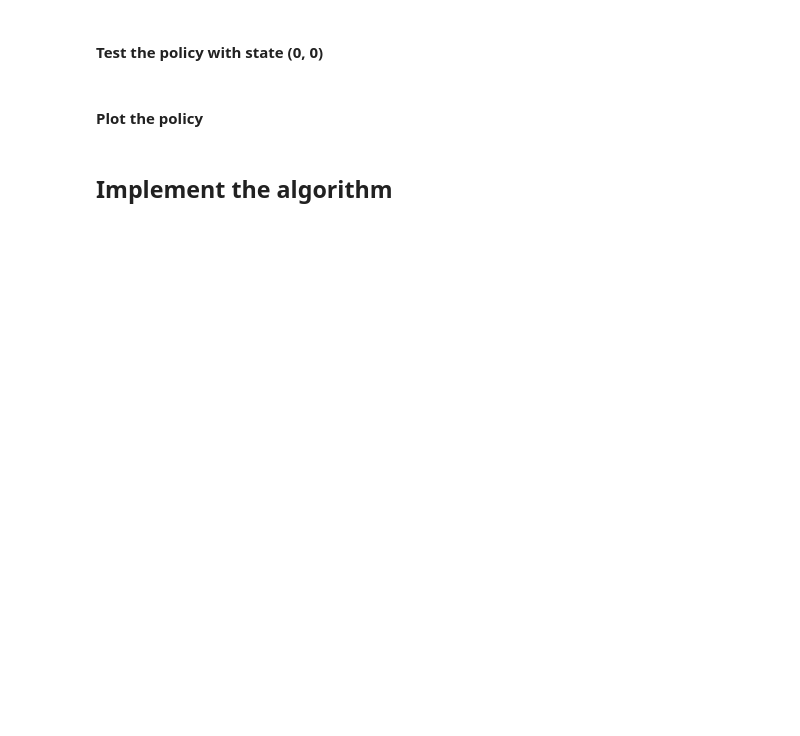
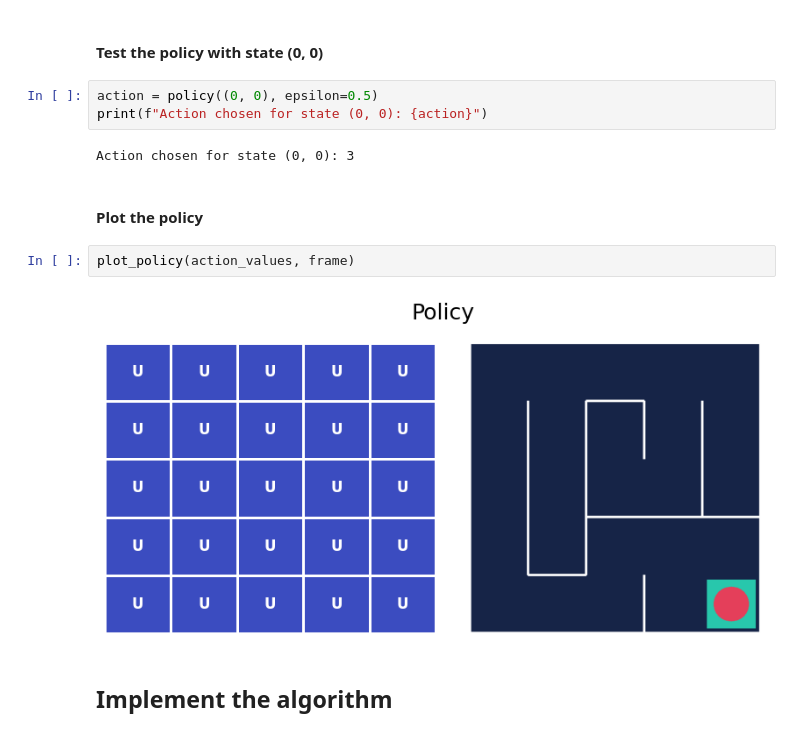
Before and after one commit to LuisMend12/udemy_courses, a Jupyter notebook: rl_course/on_policy_monte_carlo/Section_4_on_policy_control.ipynb, the cells around one changed output. Cells and saved outputs as stored; diff of their text form; blank space fills up the shorter version.

```diff
--- a/rl_course/on_policy_monte_carlo/Section_4_on_policy_control.ipynb
+++ b/rl_course/on_policy_monte_carlo/Section_4_on_policy_control.ipynb
@@ -350,6 +373,15 @@ print(f"Number of actions: {env.action_space.n}")
 # %% [markdown]
 #### Test the policy with state (0, 0)
+# %%
+action = policy((0, 0), epsilon=0.5)
+print(f"Action chosen for state (0, 0): {action}")
+# %% [output]
+Action chosen for state (0, 0): 3
 # %% [markdown]
 #### Plot the policy
+# %%
+plot_policy(action_values, frame)
+# %% [output]
+[figure, added]
 # %% [markdown]
 ## Implement the algorithm
```
Also changed, not shown: parts of 9 cells of this notebook, 1 other file.
